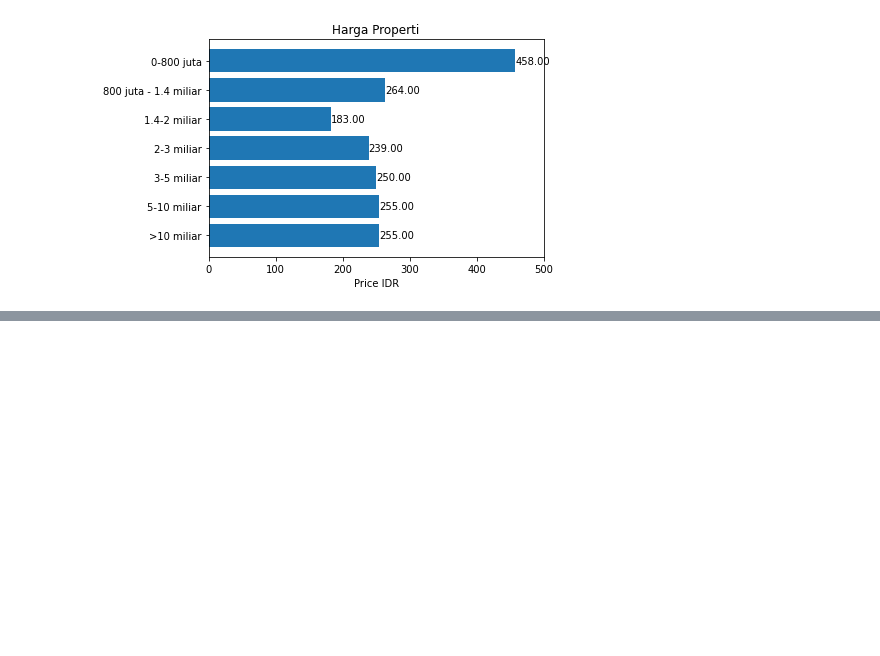
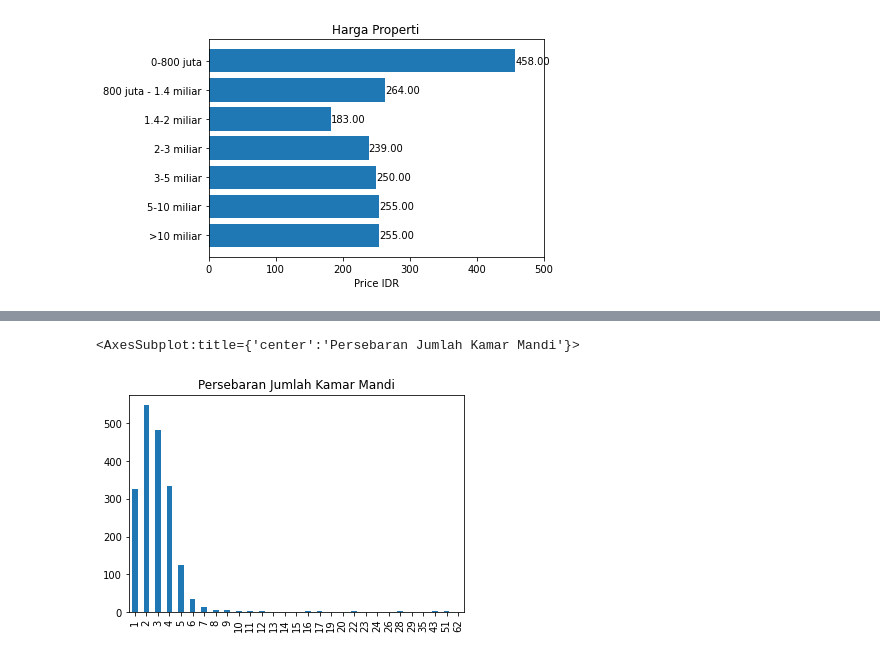
Before and after one commit to afiffahreza/aib-data-science, a Jupyter notebook: data-analytics.ipynb, the cells around one changed output, grey strips where cells are left out. Drawn from its saved outputs; the diff is of its cells as text; code cells hidden in the pictures; blank space fills up the shorter version.

```diff
--- a/data-analytics.ipynb
+++ b/data-analytics.ipynb
@@ -110,0 +123,6 @@ plt.show()
+# %%
+df = data[data['num_bathroom']!='nan']
+df['num_bathroom'].value_counts(dropna=True).sort_index().plot(kind="bar",x='num_bathroom',y='counts',title="Persebaran Jumlah Kamar Mandi")
+# %% [output]
+<AxesSubplot:title={'center':'Persebaran Jumlah Kamar Mandi'}>
+[figure, added]
```
Also changed, not shown: parts of 4 cells of this notebook.
